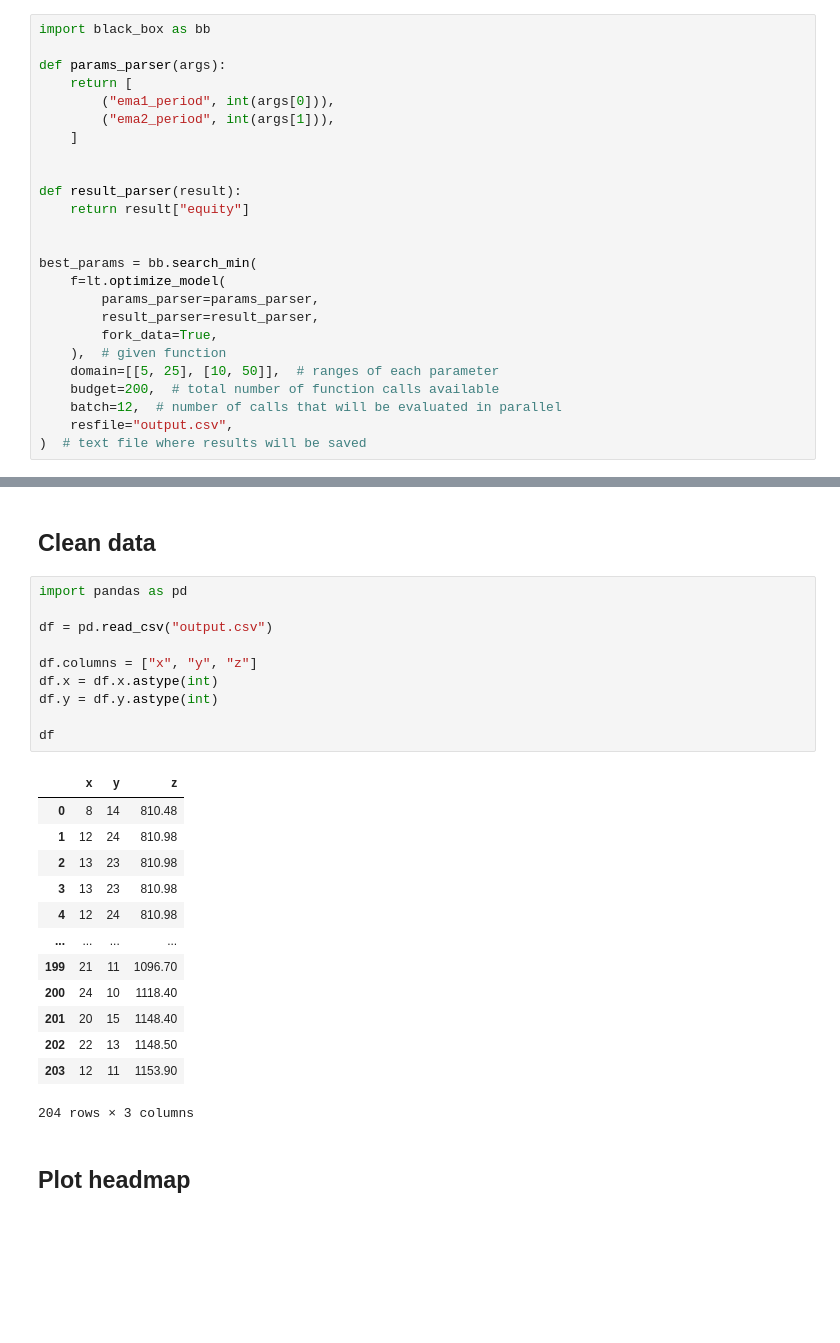
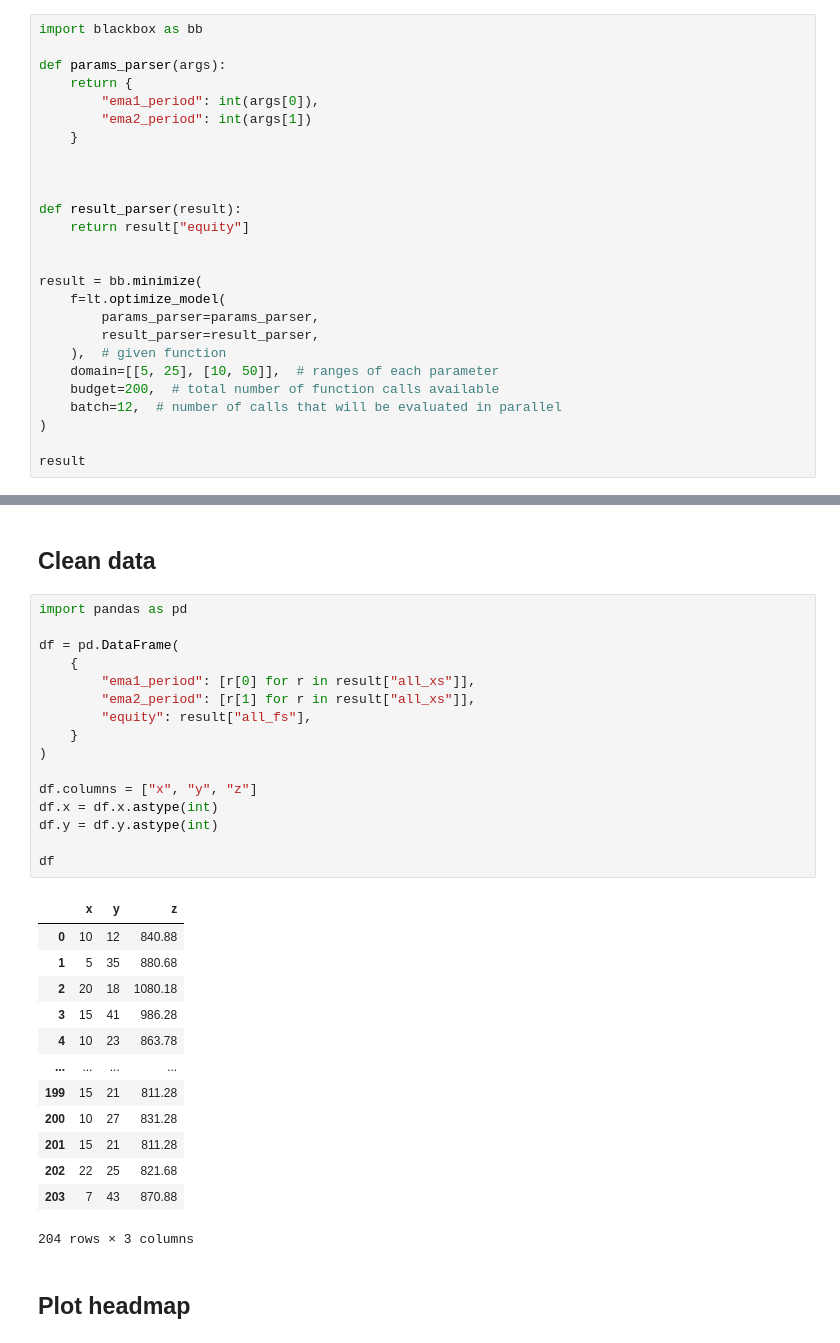
Before and after one commit to AwesomeTrading/LetTrade, a Jupyter notebook: docs/tutorial/optimize/2.blackbox.ipynb, the cells around one changed output, grey strips where cells are left out. Saved outputs shown, nothing was run; the diff lists cells and outputs as text; blank space fills up the shorter version.

Commit message:
Backtest: optimize parameters from list(set()) to dict

```diff
--- a/docs/tutorial/optimize/2.blackbox.ipynb
+++ b/docs/tutorial/optimize/2.blackbox.ipynb
@@ -51,28 +46,29 @@ lt = let_backtest(
 # %% [markdown]
 ## Run optimize
 # %%
-import black_box as bb
+import blackbox as bb
 
 def params_parser(args):
-    return [
-        ("ema1_period", int(args[0])),
-        ("ema2_period", int(args[1])),
-    ]
+    return {
+        "ema1_period": int(args[0]),
+        "ema2_period": int(args[1])
+    }
+
 
 
 def result_parser(result):
     return result["equity"]
 
 
-best_params = bb.search_min(
+result = bb.minimize(
     f=lt.optimize_model(
         params_parser=params_parser,
         result_parser=result_parser,
-        fork_data=True,
     ),  # given function
     domain=[[5, 25], [10, 50]],  # ranges of each parameter
     budget=200,  # total number of function calls available
     batch=12,  # number of calls that will be evaluated in parallel
-    resfile="output.csv",
-)  # text file where results will be saved
+)
+
+result
 # %% [output]
@@ -100,26 +113,32 @@ best_params = bb.search_min(
 # %%
 import pandas as pd
 
-df = pd.read_csv("output.csv")
+df = pd.DataFrame(
+    {
+        "ema1_period": [r[0] for r in result["all_xs"]],
+        "ema2_period": [r[1] for r in result["all_xs"]],
+        "equity": result["all_fs"],
+    }
+)
 
 df.columns = ["x", "y", "z"]
 df.x = df.x.astype(int)
 df.y = df.y.astype(int)
 
 df
 # %% [output]
 |  | x | y | z |
-| 0 | 8 | 14 | 810.48 |
-| 1 | 12 | 24 | 810.98 |
-| 2 | 13 | 23 | 810.98 |
-| 3 | 13 | 23 | 810.98 |
-| 4 | 12 | 24 | 810.98 |
+| 0 | 10 | 12 | 840.88 |
+| 1 | 5 | 35 | 880.68 |
+| 2 | 20 | 18 | 1080.18 |
+| 3 | 15 | 41 | 986.28 |
+| 4 | 10 | 23 | 863.78 |
 | ... | ... | ... | ... |
-| 199 | 21 | 11 | 1096.70 |
-| 200 | 24 | 10 | 1118.40 |
-| 201 | 20 | 15 | 1148.40 |
-| 202 | 22 | 13 | 1148.50 |
-| 203 | 12 | 11 | 1153.90 |
+| 199 | 15 | 21 | 811.28 |
+| 200 | 10 | 27 | 831.28 |
+| 201 | 15 | 21 | 811.28 |
+| 202 | 22 | 25 | 821.68 |
+| 203 | 7 | 43 | 870.88 |
 204 rows × 3 columns
 # %% [markdown]
 ## Plot headmap
```
Also changed, not shown: parts of 3 cells of this notebook, 4 other files.
